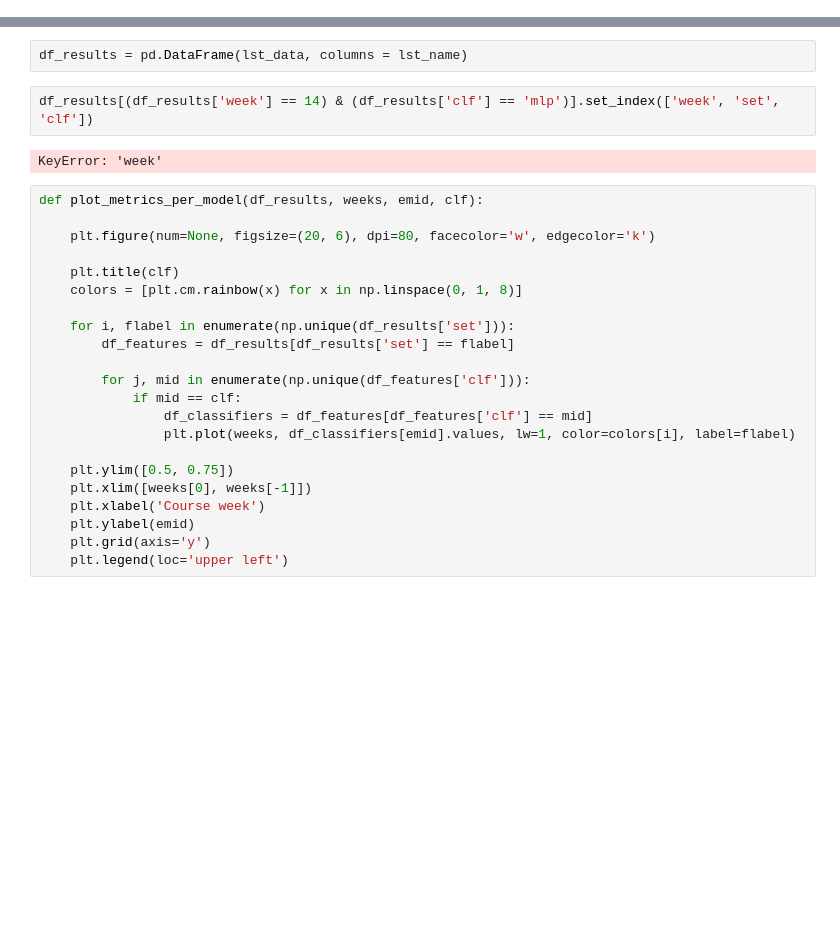
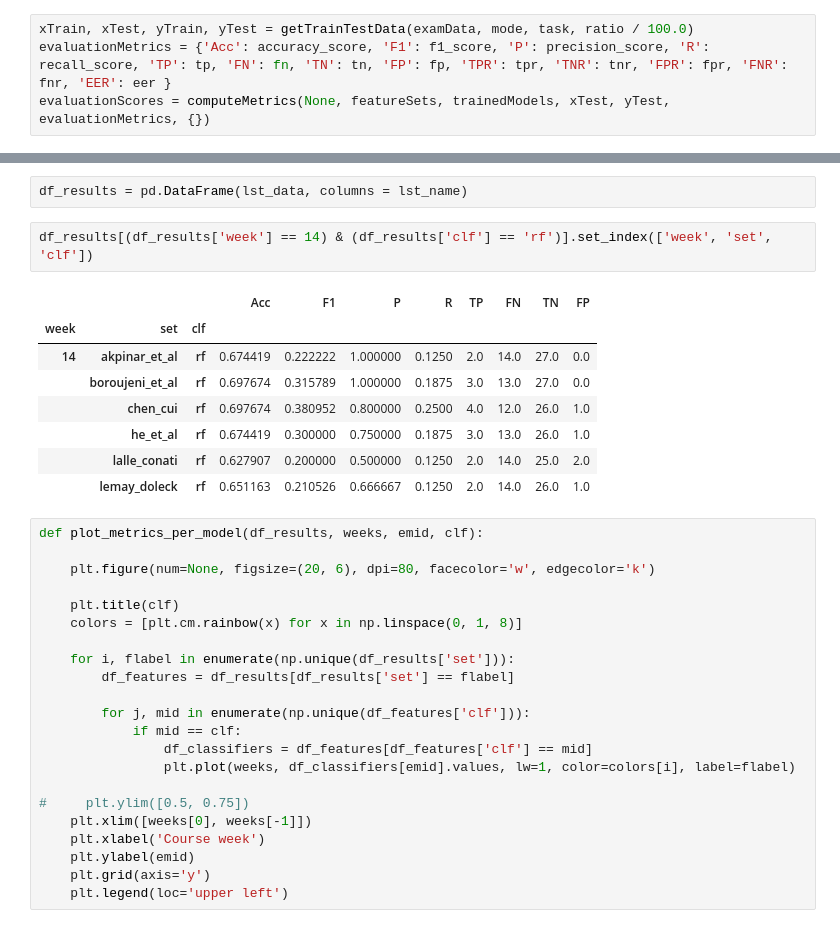
Before and after one commit to epfl-ml4ed/flipped-classroom, a Jupyter notebook: notebooks/early_warning_baselines_weekly.ipynb, the cells around one changed output, grey strips where cells are left out. Drawn from its saved outputs; the diff is of its cells as text; blank space fills up the shorter version.

```diff
--- a/notebooks/early_warning_baselines_weekly.ipynb
+++ b/notebooks/early_warning_baselines_weekly.ipynb
@@ -252,0 +214,4 @@ Iteration 2
+# %%
+xTrain, xTest, yTrain, yTest = getTrainTestData(examData, mode, task, ratio / 100.0)
+evaluationMetrics = {'Acc': accuracy_score, 'F1': f1_score, 'P': precision_score, 'R': recall_score, 'TP': tp, 'FN': fn, 'TN': tn, 'FP': fp, 'TPR': tpr, 'TNR': tnr, 'FPR': fpr, 'FNR': fnr, 'EER': eer }
+evaluationScores = computeMetrics(None, featureSets, trainedModels, xTest, yTest, evaluationMetrics, {})
@@ -265,9 +325,16 @@ for flabel in evaluationScores.keys():
 # %%
 df_results = pd.DataFrame(lst_data, columns = lst_name)
 # %%
-df_results[(df_results['week'] == 14) & (df_results['clf'] == 'mlp')].set_index(['week', 'set', 'clf'])
+df_results[(df_results['week'] == 14) & (df_results['clf'] == 'rf')].set_index(['week', 'set', 'clf'])
 # %% [output]
-KeyError: 'week'
+|  |  |  | Acc | F1 | P | R | TP | FN | TN | FP |
+| week | set | clf |  |  |  |  |  |  |  |  |
+| 14 | akpinar_et_al | rf | 0.674419 | 0.222222 | 1.000000 | 0.1250 | 2.0 | 14.0 | 27.0 | 0.0 |
+|  | boroujeni_et_al | rf | 0.697674 | 0.315789 | 1.000000 | 0.1875 | 3.0 | 13.0 | 27.0 | 0.0 |
+|  | chen_cui | rf | 0.697674 | 0.380952 | 0.800000 | 0.2500 | 4.0 | 12.0 | 26.0 | 1.0 |
+|  | he_et_al | rf | 0.674419 | 0.300000 | 0.750000 | 0.1875 | 3.0 | 13.0 | 26.0 | 1.0 |
+|  | lalle_conati | rf | 0.627907 | 0.200000 | 0.500000 | 0.1250 | 2.0 | 14.0 | 25.0 | 2.0 |
+|  | lemay_doleck | rf | 0.651163 | 0.210526 | 0.666667 | 0.1250 | 2.0 | 14.0 | 26.0 | 1.0 |
 # %%
 def plot_metrics_per_model(df_results, weeks, emid, clf):
 
@@ -284,7 +351,7 @@ def plot_metrics_per_model(df_results, weeks, emid, clf):
                 df_classifiers = df_features[df_features['clf'] == mid]
                 plt.plot(weeks, df_classifiers[emid].values, lw=1, color=colors[i], label=flabel)
 
-    plt.ylim([0.5, 0.75])
+#     plt.ylim([0.5, 0.75])
     plt.xlim([weeks[0], weeks[-1]])
     plt.xlabel('Course week')
     plt.ylabel(emid)
```
Also changed, not shown: parts of 18 cells of this notebook, 9 other files.
